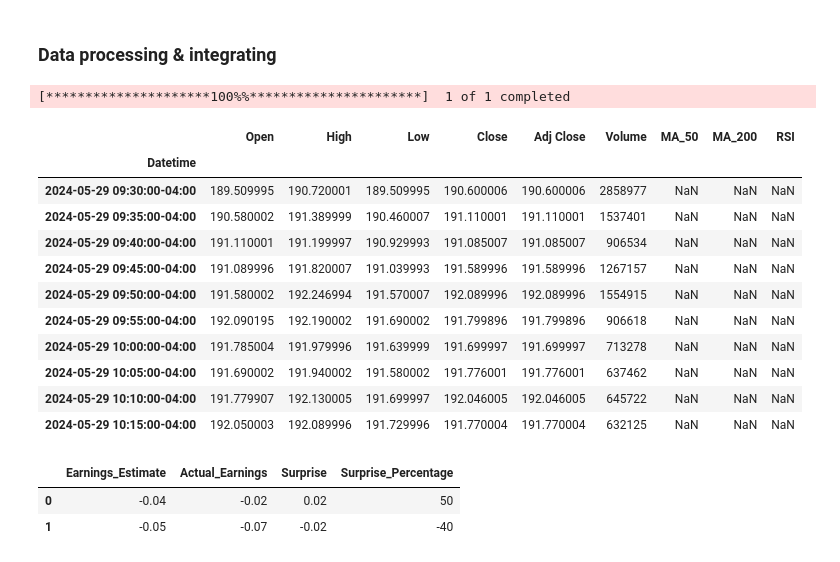
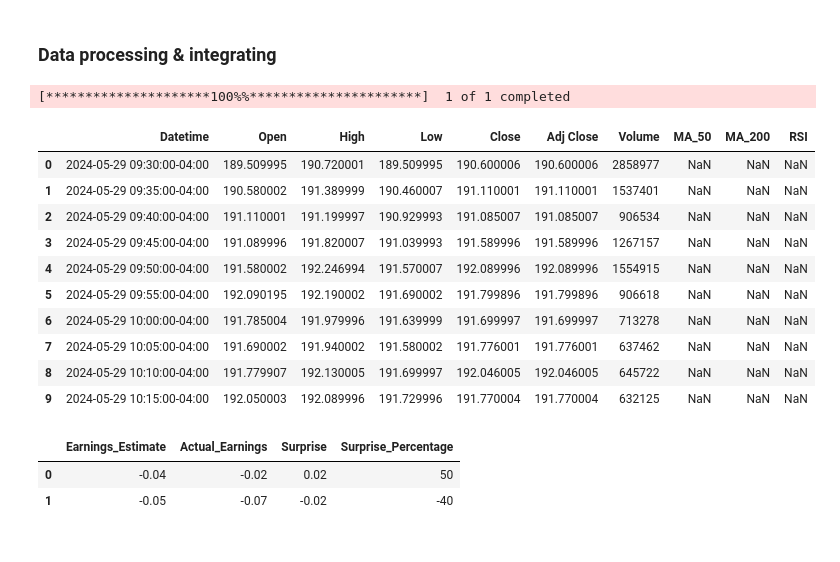
Before and after one commit to aidan-lew/junk-drawer, a Jupyter notebook: gpt_ml_fin_forcaster_integrator_.ipynb, the cells around one changed output. Drawn from its saved outputs; the diff is of its cells as text; code cells hidden in the pictures.

```diff
--- a/gpt_ml_fin_forcaster_integrator_.ipynb
+++ b/gpt_ml_fin_forcaster_integrator_.ipynb
@@ -1117,10 +1137,6 @@ You should probably TRAIN this model on a down-stream task to be able to use it
 # %% [markdown]
 ### Data processing & integrating
 # %%
-import yfinance as yf
-import pandas as pd
-import requests
-
 def get_numeric_data(ticker):
     # Define the ticker symbol and time period
     period = "1mo"
@@ -1132,45 +1148,47 @@ def get_numeric_data(ticker):
     # Retrieve the ticker info
     ticker_info = yf.Ticker(ticker).info
 
     # Extract the market cap
     market_cap = ticker_info['marketCap']
 
     # Calculate the moving averages
     data['MA_50'] = data['Close'].rolling(window=50).mean()
     data['MA_200'] = data['Close'].rolling(window=200).mean()
 
     # Calculate the RSI
     delta = data['Close'].diff(1)
     up, down = delta.copy(), delta.copy()
     up[up < 0] = 0
     down[down > 0] = 0
     roll_up = up.rolling(window=14).mean()
     roll_down = down.rolling(window=14).mean().abs()
     RS = roll_up / roll_down
     data['RSI'] = 100.0 - (100.0 / (1.0 + RS))
 
     # Create a single dataframe called numeric_df
     numeric_df = data.select_dtypes(include=['number'])
 
+    # Reset the index
+    numeric_df.reset_index(inplace=True)
+
     return numeric_df
 
 ticker = 'AAPL'
 numeric = get_numeric_data(ticker)
 numeric.head(10)
 # %% [output]
 [*********************100%%**********************]  1 of 1 completed
-|  | Open | High | Low | Close | Adj Close | Volume | MA_50 | MA_200 | RSI |
-| Datetime |  |  |  |  |  |  |  |  |  |
-| 2024-05-29 09:30:00-04:00 | 189.509995 | 190.720001 | 189.509995 | 190.600006 | 190.600006 | 2858977 | NaN | NaN | NaN |
-| 2024-05-29 09:35:00-04:00 | 190.580002 | 191.389999 | 190.460007 | 191.110001 | 191.110001 | 1537401 | NaN | NaN | NaN |
-| 2024-05-29 09:40:00-04:00 | 191.110001 | 191.199997 | 190.929993 | 191.085007 | 191.085007 | 906534 | NaN | NaN | NaN |
-| 2024-05-29 09:45:00-04:00 | 191.089996 | 191.820007 | 191.039993 | 191.589996 | 191.589996 | 1267157 | NaN | NaN | NaN |
-| 2024-05-29 09:50:00-04:00 | 191.580002 | 192.246994 | 191.570007 | 192.089996 | 192.089996 | 1554915 | NaN | NaN | NaN |
-| 2024-05-29 09:55:00-04:00 | 192.090195 | 192.190002 | 191.690002 | 191.799896 | 191.799896 | 906618 | NaN | NaN | NaN |
-| 2024-05-29 10:00:00-04:00 | 191.785004 | 191.979996 | 191.639999 | 191.699997 | 191.699997 | 713278 | NaN | NaN | NaN |
-| 2024-05-29 10:05:00-04:00 | 191.690002 | 191.940002 | 191.580002 | 191.776001 | 191.776001 | 637462 | NaN | NaN | NaN |
-| 2024-05-29 10:10:00-04:00 | 191.779907 | 192.130005 | 191.699997 | 192.046005 | 192.046005 | 645722 | NaN | NaN | NaN |
-| 2024-05-29 10:15:00-04:00 | 192.050003 | 192.089996 | 191.729996 | 191.770004 | 191.770004 | 632125 | NaN | NaN | NaN |
+|  | Datetime | Open | High | Low | Close | Adj Close | Volume | MA_50 | MA_200 | RSI |
+| 0 | 2024-05-29 09:30:00-04:00 | 189.509995 | 190.720001 | 189.509995 | 190.600006 | 190.600006 | 2858977 | NaN | NaN | NaN |
+| 1 | 2024-05-29 09:35:00-04:00 | 190.580002 | 191.389999 | 190.460007 | 191.110001 | 191.110001 | 1537401 | NaN | NaN | NaN |
+| 2 | 2024-05-29 09:40:00-04:00 | 191.110001 | 191.199997 | 190.929993 | 191.085007 | 191.085007 | 906534 | NaN | NaN | NaN |
+| 3 | 2024-05-29 09:45:00-04:00 | 191.089996 | 191.820007 | 191.039993 | 191.589996 | 191.589996 | 1267157 | NaN | NaN | NaN |
+| 4 | 2024-05-29 09:50:00-04:00 | 191.580002 | 192.246994 | 191.570007 | 192.089996 | 192.089996 | 1554915 | NaN | NaN | NaN |
+| 5 | 2024-05-29 09:55:00-04:00 | 192.090195 | 192.190002 | 191.690002 | 191.799896 | 191.799896 | 906618 | NaN | NaN | NaN |
+| 6 | 2024-05-29 10:00:00-04:00 | 191.785004 | 191.979996 | 191.639999 | 191.699997 | 191.699997 | 713278 | NaN | NaN | NaN |
+| 7 | 2024-05-29 10:05:00-04:00 | 191.690002 | 191.940002 | 191.580002 | 191.776001 | 191.776001 | 637462 | NaN | NaN | NaN |
+| 8 | 2024-05-29 10:10:00-04:00 | 191.779907 | 192.130005 | 191.699997 | 192.046005 | 192.046005 | 645722 | NaN | NaN | NaN |
+| 9 | 2024-05-29 10:15:00-04:00 | 192.050003 | 192.089996 | 191.729996 | 191.770004 | 191.770004 | 632125 | NaN | NaN | NaN |
 # %%
 ######################## needd to think about how to include the earnings, econ data, etc over different time scales ##################
 def get_earnings(ticker, num_months):
```
Also changed, not shown: parts of 9 cells of this notebook.
